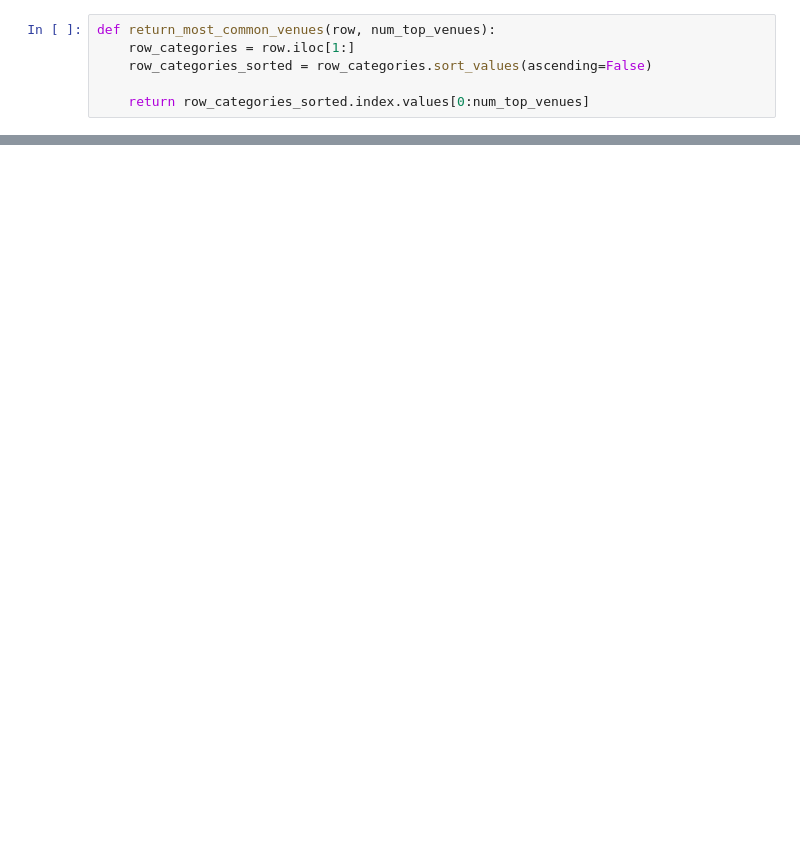
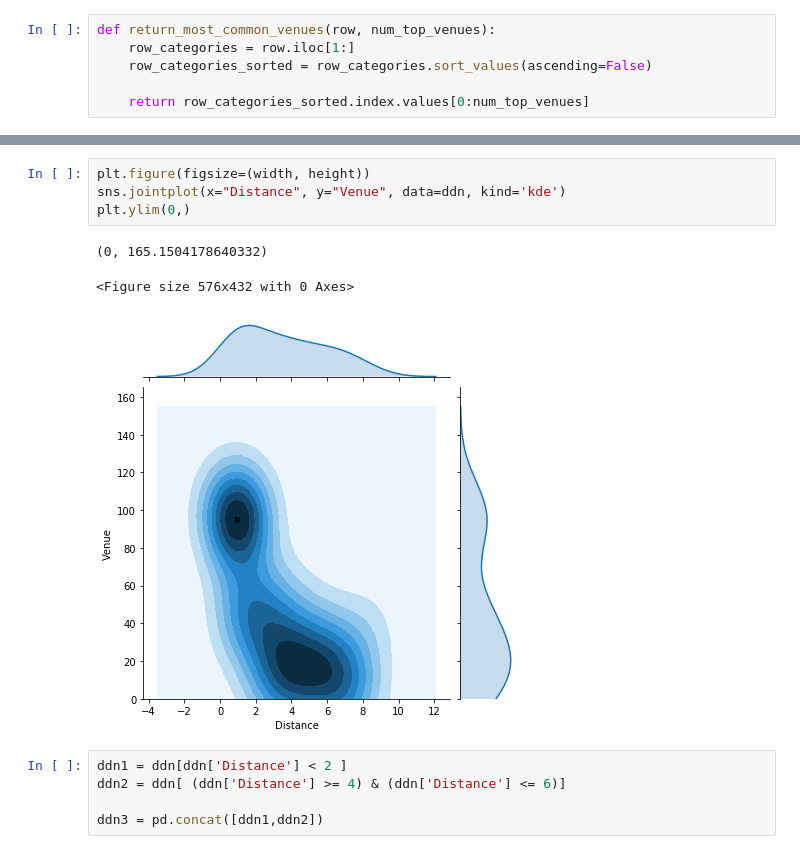
Before and after one commit to Jeyakumargd/Coursera_Capstone, a Jupyter notebook: Battle of Neighbourhood.ipynb, the cells around one changed output, grey strips where cells are left out. Saved outputs shown, nothing was run; the diff lists cells and outputs as text; blank space fills up the shorter version.

```diff
--- a/Battle of Neighbourhood.ipynb
+++ b/Battle of Neighbourhood.ipynb
@@ -603,0 +601,13 @@ toronto_merged.head() # check the last columns!
+# %%
+plt.figure(figsize=(width, height))
+sns.jointplot(x="Distance", y="Venue", data=ddn, kind='kde')
+plt.ylim(0,)
+# %% [output]
+(0, 165.1504178640332)
+<Figure size 576x432 with 0 Axes>
+[figure, added]
+# %%
+ddn1 = ddn[ddn['Distance'] < 2 ]
+ddn2 = ddn[ (ddn['Distance'] >= 4) & (ddn['Distance'] <= 6)]
+
+ddn3 = pd.concat([ddn1,ddn2])
```
Also changed, not shown: parts of 44 cells of this notebook.
